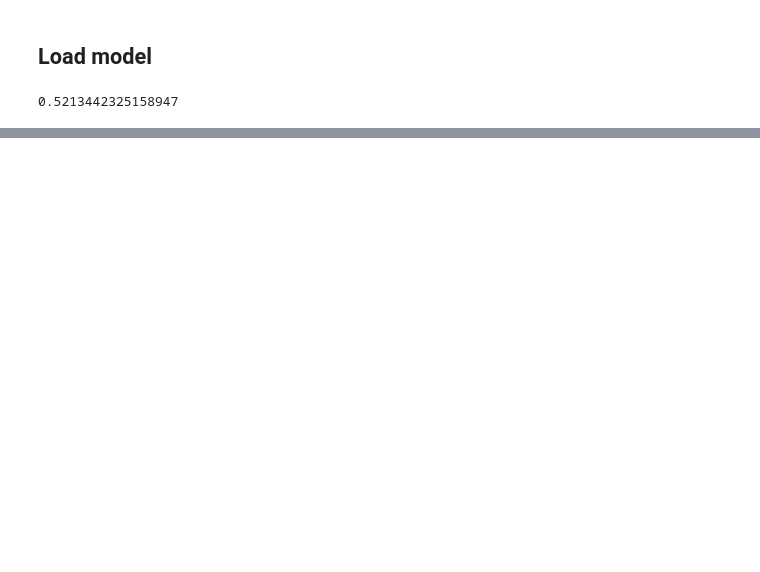
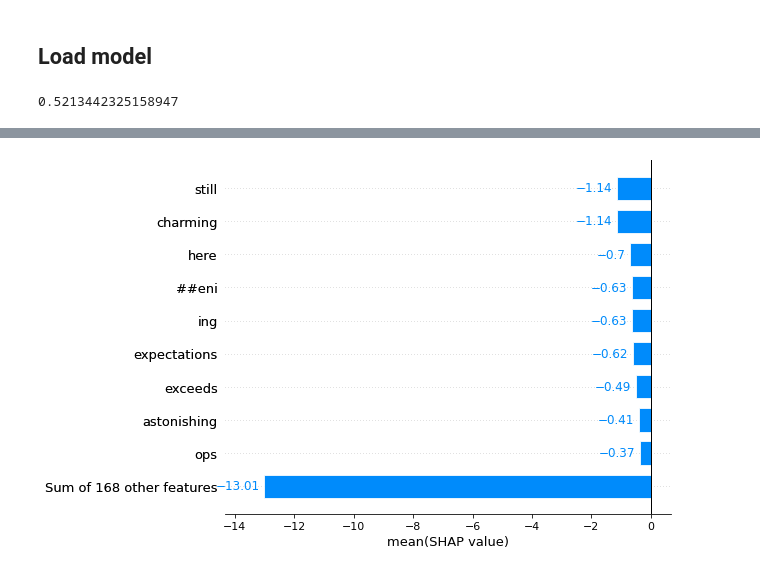
Before and after one commit to stevieg3/ucl-nlp-group-project, a Jupyter notebook: notebooks/end-to-end-exploration/01-sg-BERT and Sentiment Treebank.ipynb, the cells around one changed output, grey strips where cells are left out. Saved outputs shown, nothing was run; the diff lists cells and outputs as text; code cells hidden in the pictures; blank space fills up the shorter version.

```diff
--- a/notebooks/end-to-end-exploration/01-sg-BERT and Sentiment Treebank.ipynb
+++ b/notebooks/end-to-end-exploration/01-sg-BERT and Sentiment Treebank.ipynb
@@ -444,0 +486,4 @@ dev_accuracy
+# %%
+shap.plots.bar(shap_values[:,:,"LABEL_0"].mean(0))
+# %% [output]
+[figure, added]
```
Also changed, not shown: parts of 59 cells of this notebook, 1 other file.
